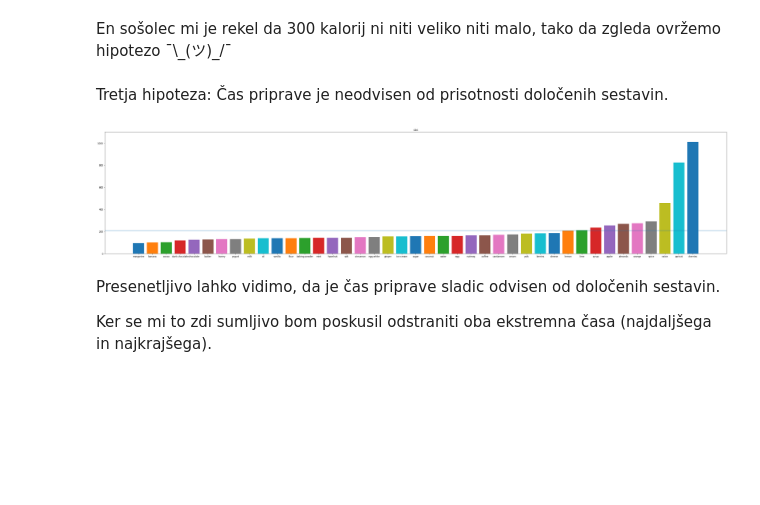
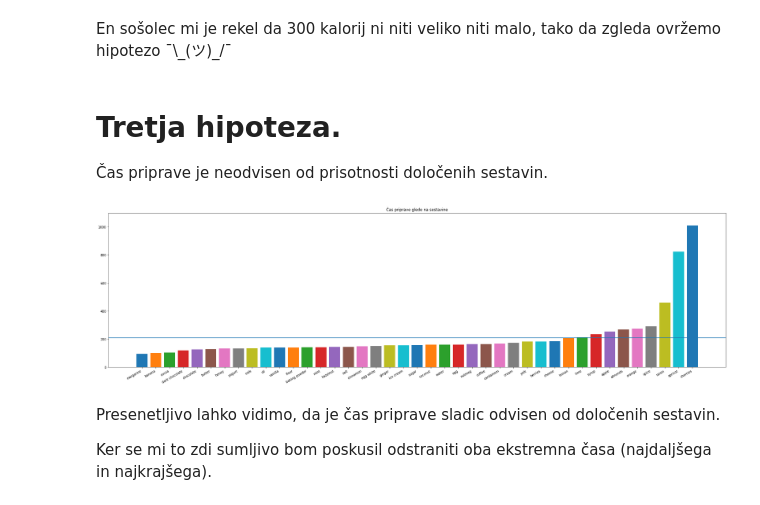
Before and after one commit to StrahR/analiza-sladic, a Jupyter notebook: analiza-sladic.ipynb, the cells around one changed output. Saved outputs shown, nothing was run; the diff lists cells and outputs as text; code cells hidden in the pictures; blank space fills up the shorter version.

```diff
--- a/analiza-sladic.ipynb
+++ b/analiza-sladic.ipynb
@@ -76,47 +105,51 @@ Povprečno imajo sladice 302 kalorij.
 # %% [markdown]
 En sošolec mi je rekel da 300 kalorij ni niti veliko niti malo, tako da zgleda ovržemo hipotezo ¯\\\_(ツ)_/¯
 # %% [markdown]
-Tretja hipoteza: Čas priprave je neodvisen od prisotnosti določenih sestavin.
+# Tretja hipoteza.
+
+Čas priprave je neodvisen od prisotnosti določenih sestavin.
-# %%
-def to_minutes(ts: str) -> int:
-    def aux(ts: str) -> int:
-        if ts == '[]':
-            return -1
-        ready_in = json.loads(ts)[-1]  # last field is ready_in
-        tot = isodate.parse_duration(ready_in)
-        return int(tot.total_seconds() // 60)
-
-    try:
-        return aux(ts)
-    except:
-        return aux(ts.replace("\'", '\"'))
+# %%
+def to_minutes(ts: str) -> int:
+    """Pretvori tabelo trajanj v ISO8601 formatu v število minut.
+
+    Funkcija vzame zgolj zadnji podatek iz tabele, ker ta predstavlja skupno trajanje priprave.
+    """
+    if ts == '[]':
+        return -1
+    ts = ts.replace("\'", '\"')
+    ready_in = json.loads(ts)[-1]  # last field is ready_in
+    tot = isodate.parse_duration(ready_in)
+    return int(tot.total_seconds() // 60)
+
+def draw_with_mean(ax, table, mean, f=(lambda x: x)):
+    """Nariše stolpični diagram in vriše povprečje. Podatke iz vrstice izluščimo z f."""
+    fig.autofmt_xdate()  # ni datum, ampak dela
+    ax.axhline(y=mean)
+    for ing, s in table.iterrows():
+        ax.bar(ing, f(s))
 # %%
 times = dict()
 for ing in ingredient_list.ingredient:
     jo_contains_ing = jo_ingredients[jo_ingredients.ingredient.str.contains(ing)].groupby('recipe')
     ar_contains_ing = ar_ingredients[ar_ingredients.ingredient.str.contains(ing)].groupby('recipe')
     # print(f'{ing}: {len(jo_contains_ing.count())}')
     ar_recipes_with_ing = ar_recipes.filter(items=list(ar_contains_ing.count().index), axis=0)
     ar_time_converted = ar_recipes_with_ing.time.apply(to_minutes)
     ar_mean_time = ar_time_converted[ar_time_converted > 0].mean()
     ar_recipe_count = len(ar_contains_ing)
     times[ing] = [int(ar_mean_time), ar_recipe_count]  # round to whole minute
+
+ar_time_by_ingredient = pd.DataFrame.from_dict(times, orient='index', columns=['time', 'count'])
+ar_time_table = ar_time_by_ingredient[ar_time_by_ingredient['count'] >= 100].sort_values(by='time')  # odstranimo sestavine ki so malo zastopane
+mean_time = ar_time_table.time.mean()
+
+fig = plt.figure(figsize=(35,10))
+ax1 = fig.add_subplot(111)
+ax1.set_title("Čas priprave glede na sestavine")
+ax1.set_ylim(0, 1100)
+draw_with_mean(ax1, ar_time_table, mean_time, f=(lambda x: x.time))
+# %% [output]
+[figure, added]
-# %%
-ar_time_by_ingredient = pd.DataFrame.from_dict(times, orient='index', columns=['time', 'count'])
-ar_time_table = ar_time_by_ingredient[ar_time_by_ingredient['count'] >= 100].sort_values(by='time')  # odstranimo sestavine ki so malo zastopane
-mean_time = ar_time_table.time.mean()
-
-%matplotlib inline
-
-fig = plt.figure(figsize=(50,10))
-ax1 = fig.add_subplot(111)
-ax1.set_title("cas")
-ax1.set_ylim(0, 1100)
-ax1.axhline(y=mean_time)
-for ing, s in ar_time_table.iterrows():
-    ax1.bar(ing, s.time)
-# %% [output]
-[figure, removed]
 # %% [markdown]
 Presenetljivo lahko vidimo, da je čas priprave sladic odvisen od določenih sestavin.
 
```
Also changed, not shown: parts of 14 cells of this notebook.
